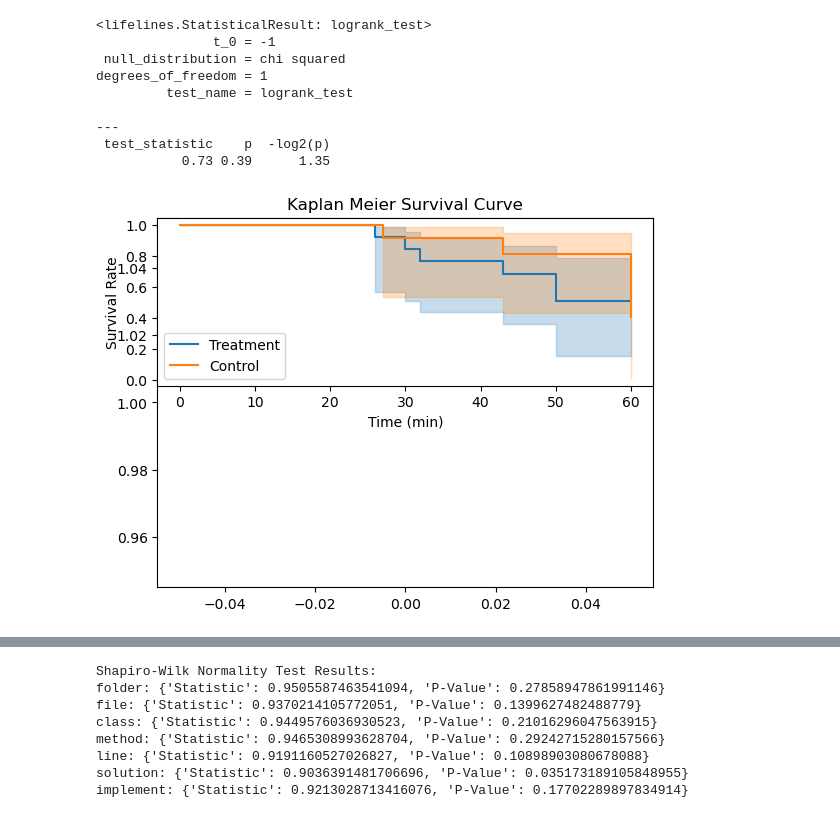
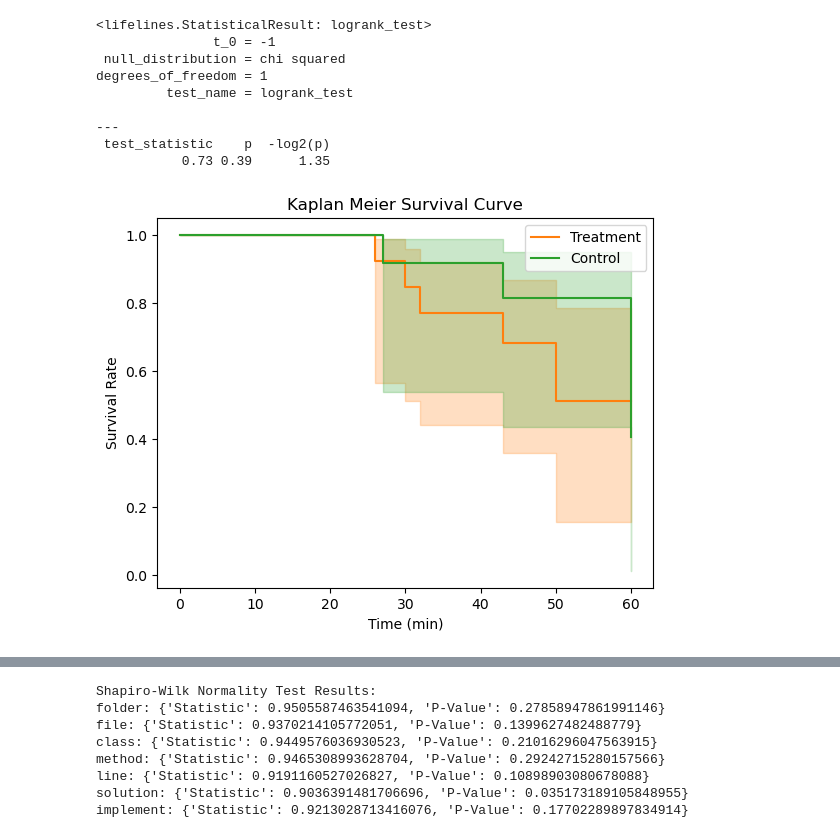
Before and after one commit to fabiojavamarcos/MilestonesExperiments, a Jupyter notebook: survival-milestones.ipynb, the cells around one changed output, grey strips where cells are left out. Saved outputs shown, nothing was run; the diff lists cells and outputs as text; code cells hidden in the pictures.

Commit message:
survival updates, data and pictures organization

```diff
--- a/survival-milestones.ipynb
+++ b/survival-milestones.ipynb
@@ -31,6 +31,7 @@ import matplotlib.pyplot as plt
 #data = pd.read_csv('./data/Milestones_survival.csv')
 #data = pd.read_csv('./data/Milestones_survival_asap.csv')
 data = pd.read_csv('./data/Milestones_survival_asap_All.csv')
+#data = pd.read_csv('./data/Milestones_survival_asap_All_drop_incorrect.csv')
 tasks = 1
 time_col = 'Time'
 event_col = 'Success'
@@ -41,35 +42,35 @@ plt.plot(1)
 plt.title("Kaplan Meier Survival Curve")
 
 for i in range(1,tasks+1):
-	plt.subplot(211)
+	#plt.subplot(211)
 	group1_data = data[data['Group'] == 1][data['Task'] == i]
 	group2_data = data[data['Group'] == 2][data['Task'] == i]
 
 	kmf1 = KaplanMeierFitter()
 	kmf1.fit(group1_data[time_col], event_observed=group1_data[event_col])
 
 	kmf2 = KaplanMeierFitter()
 	kmf2.fit(group2_data[time_col], event_observed=group2_data[event_col])
 
-	plt.subplot(210 + i)
+	#plt.subplot(210 + i)
 	ax = kmf1.plot(label='Treatment')
 	kmf2.plot(ax=ax, label='Control')
 	plt.xlabel('')
 	plt.ylabel('Survival Rate')
 	print(logrank_test(group1_data['Time'], group2_data['Time'], event_observed_A=group1_data['Success'], event_observed_B=group2_data['Success']))
 
 
-plt.subplot(210 + tasks)
+#plt.subplot(210 + tasks)
 plt.xlabel('Time (min)')
 plt.show()
 # %% [output]
 <lifelines.StatisticalResult: logrank_test>
                t_0 = -1
  null_distribution = chi squared
 degrees_of_freedom = 1
          test_name = logrank_test
 
 ---
  test_statistic    p  -log2(p)
            0.73 0.39      1.35
-[figure, old version]
+[figure, new version]
```
Also changed, not shown: parts of 10 cells of this notebook, 43 other files.
